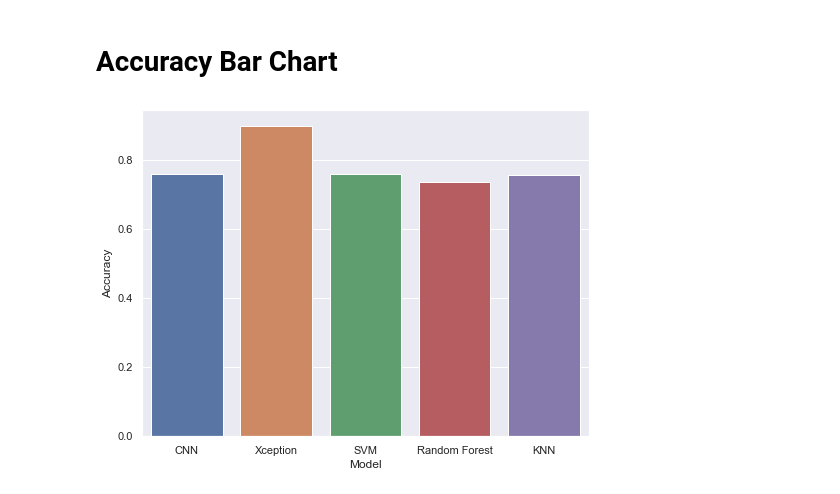
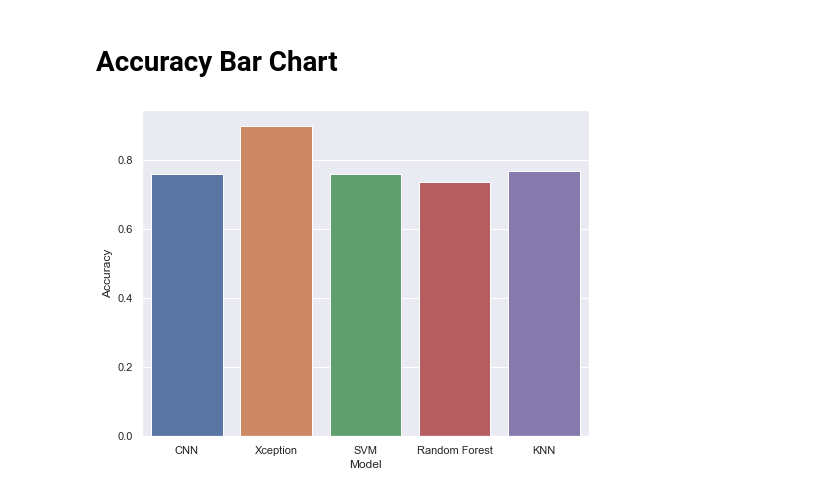
Before and after one commit to StrikerAbir/Steel-Defect-Detection-with-High-Frequency-Camera, a Jupyter notebook: steel defect (NN).ipynb, the cells around one changed output. Drawn from its saved outputs; the diff is of its cells as text; code cells hidden in the pictures.

Commit message:
accuracy bar changed

```diff
--- a/steel defect (NN).ipynb
+++ b/steel defect (NN).ipynb
@@ -309,12 +309,12 @@ print(f"[+] Accuracy: {accuracy*100:.2f}%")
 import matplotlib.pyplot as plt
 import seaborn as sns
 # %%
-accuracy=[0.7581,0.8980,0.7580,0.7338,0.7548]
+accuracy=[0.7581,0.8980,0.7580,0.7338,0.7661]
 labels=['CNN','Xception','SVM','Random Forest','KNN']
 
 sns.set(rc={'figure.figsize':(8,6)})
 ax = sns.barplot(x=labels, y=accuracy)
 ax.set(xlabel='Model', ylabel='Accuracy')
 plt.show()
 # %% [output]
-[figure, old version]
+[figure, new version]
```
